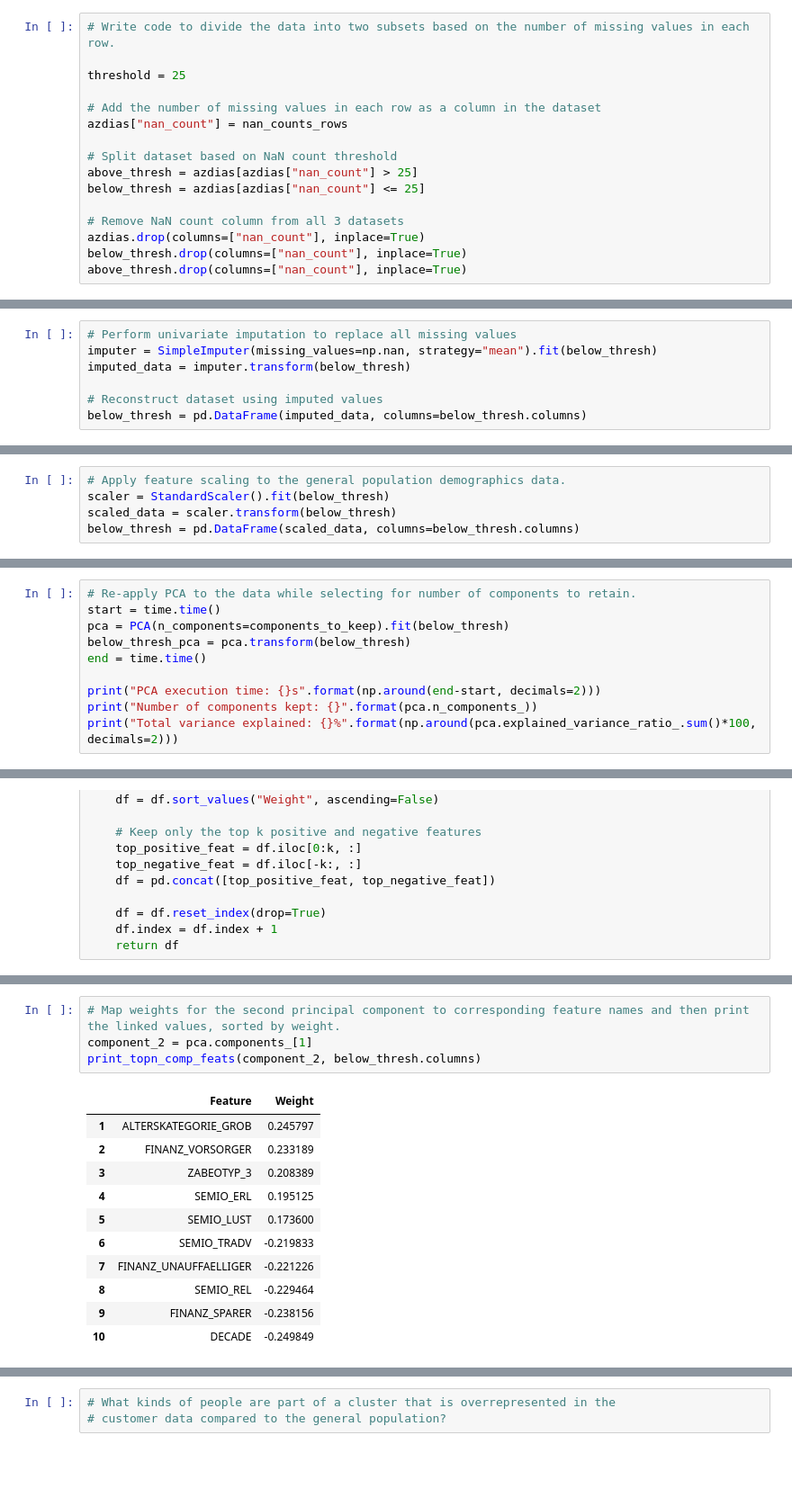
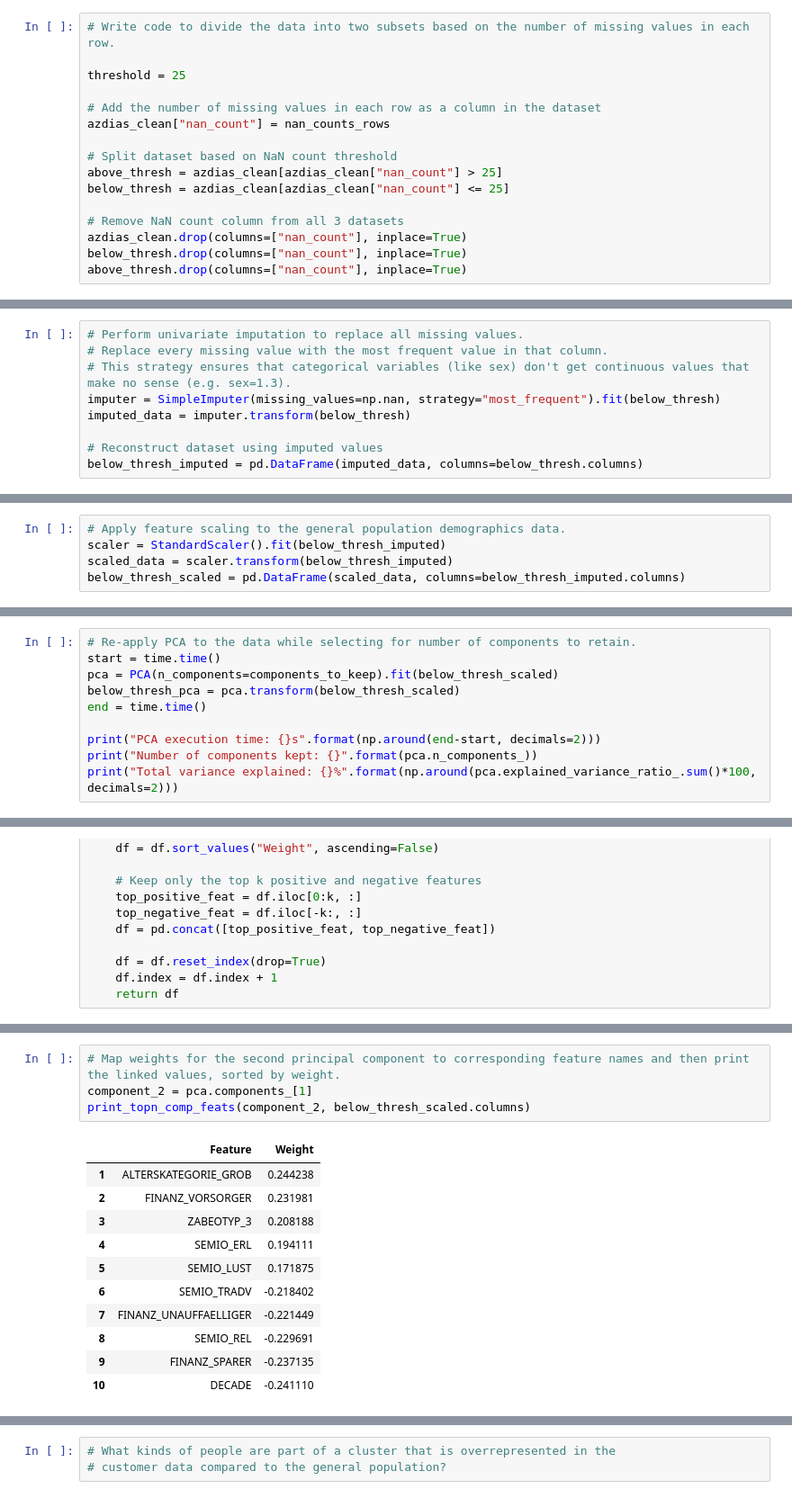
Before and after one commit to alexgeorgousis/customer-segments, a Jupyter notebook: Identify_Customer_Segments.ipynb, the cells around one changed output, grey strips where cells are left out. Shown: that part at 90% size. Saved outputs shown, nothing was run; the diff lists cells and outputs as text; blank space fills up the shorter version.

```diff
--- a/Identify_Customer_Segments.ipynb
+++ b/Identify_Customer_Segments.ipynb
@@ -180,14 +172,14 @@ plt.show()
 threshold = 25
 
 # Add the number of missing values in each row as a column in the dataset
-azdias["nan_count"] = nan_counts_rows
+azdias_clean["nan_count"] = nan_counts_rows
 
 # Split dataset based on NaN count threshold
-above_thresh = azdias[azdias["nan_count"] > 25]
-below_thresh = azdias[azdias["nan_count"] <= 25]
+above_thresh = azdias_clean[azdias_clean["nan_count"] > 25]
+below_thresh = azdias_clean[azdias_clean["nan_count"] <= 25]
 
 # Remove NaN count column from all 3 datasets
-azdias.drop(columns=["nan_count"], inplace=True)
+azdias_clean.drop(columns=["nan_count"], inplace=True)
 below_thresh.drop(columns=["nan_count"], inplace=True)
 above_thresh.drop(columns=["nan_count"], inplace=True)
 # %% [output]
@@ -590,10 +591,12 @@ print("Percentage of data with missing values: {}%".format(perc_missing_data))
 # %% [output]
 Percentage of data with missing values: 17.48%
 # %%
-# Perform univariate imputation to replace all missing values
-imputer = SimpleImputer(missing_values=np.nan, strategy="mean").fit(below_thresh)
+# Perform univariate imputation to replace all missing values.
+# Replace every missing value with the most frequent value in that column.
+# This strategy ensures that categorical variables (like sex) don't get continuous values that make no sense (e.g. sex=1.3).
+imputer = SimpleImputer(missing_values=np.nan, strategy="most_frequent").fit(below_thresh)
 imputed_data = imputer.transform(below_thresh)
 
 # Reconstruct dataset using imputed values
-below_thresh = pd.DataFrame(imputed_data, columns=below_thresh.columns)
+below_thresh_imputed = pd.DataFrame(imputed_data, columns=below_thresh.columns)
 # %%
@@ -602,7 +605,7 @@ print("Missing values in dataset: {}".format(below_thresh.isna().sum().sum()))
 Missing values in dataset: 0
 # %%
 # Apply feature scaling to the general population demographics data.
-scaler = StandardScaler().fit(below_thresh)
-scaled_data = scaler.transform(below_thresh)
-below_thresh = pd.DataFrame(scaled_data, columns=below_thresh.columns)
+scaler = StandardScaler().fit(below_thresh_imputed)
+scaled_data = scaler.transform(below_thresh_imputed)
+below_thresh_scaled = pd.DataFrame(scaled_data, columns=below_thresh_imputed.columns)
 # %% [markdown]
@@ -665,8 +672,8 @@ Variance explained by 92 components: 85.72%
 # %%
 # Re-apply PCA to the data while selecting for number of components to retain.
 start = time.time()
-pca = PCA(n_components=components_to_keep).fit(below_thresh)
-below_thresh_pca = pca.transform(below_thresh)
+pca = PCA(n_components=components_to_keep).fit(below_thresh_scaled)
+below_thresh_pca = pca.transform(below_thresh_scaled)
 end = time.time()
 
 print("PCA execution time: {}s".format(np.around(end-start, decimals=2)))
@@ -739,19 +738,19 @@ print_topn_comp_feats(component_1, below_thresh.columns)
 # %%
 # Map weights for the second principal component to corresponding feature names and then print the linked values, sorted by weight.
 component_2 = pca.components_[1]
-print_topn_comp_feats(component_2, below_thresh.columns)
+print_topn_comp_feats(component_2, below_thresh_scaled.columns)
 # %% [output]
 |  | Feature | Weight |
-| 1 | ALTERSKATEGORIE_GROB | 0.245797 |
-| 2 | FINANZ_VORSORGER | 0.233189 |
-| 3 | ZABEOTYP_3 | 0.208389 |
-| 4 | SEMIO_ERL | 0.195125 |
-| 5 | SEMIO_LUST | 0.173600 |
-| 6 | SEMIO_TRADV | -0.219833 |
-| 7 | FINANZ_UNAUFFAELLIGER | -0.221226 |
-| 8 | SEMIO_REL | -0.229464 |
-| 9 | FINANZ_SPARER | -0.238156 |
-| 10 | DECADE | -0.249849 |
+| 1 | ALTERSKATEGORIE_GROB | 0.244238 |
+| 2 | FINANZ_VORSORGER | 0.231981 |
+| 3 | ZABEOTYP_3 | 0.208188 |
+| 4 | SEMIO_ERL | 0.194111 |
+| 5 | SEMIO_LUST | 0.171875 |
+| 6 | SEMIO_TRADV | -0.218402 |
+| 7 | FINANZ_UNAUFFAELLIGER | -0.221449 |
+| 8 | SEMIO_REL | -0.229691 |
+| 9 | FINANZ_SPARER | -0.237135 |
+| 10 | DECADE | -0.241110 |
 # %%
 # Map weights for the third principal component to corresponding feature names and then print the linked values, sorted by weight.
 component_3 = pca.components_[2]
```
Also changed, not shown: parts of 67 cells of this notebook.
